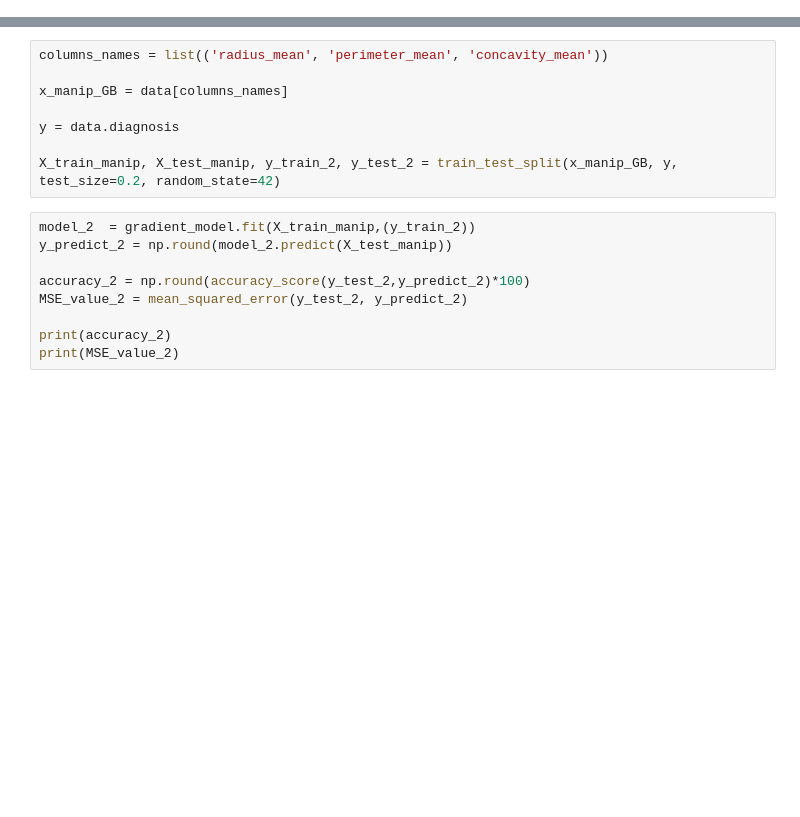
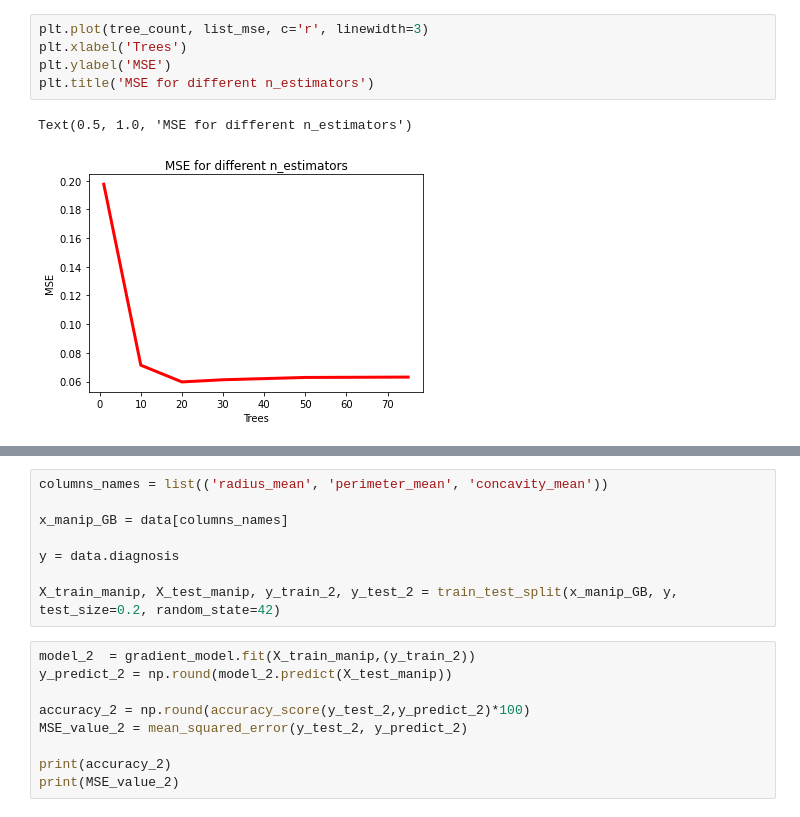
Before and after one commit to Breast-Cancer-Team/Final-Project, a Jupyter notebook: Gradient_Boosting.ipynb, the cells around one changed output, grey strips where cells are left out. Drawn from its saved outputs; the diff is of its cells as text; blank space fills up the shorter version.

```diff
--- a/Gradient_Boosting.ipynb
+++ b/Gradient_Boosting.ipynb
@@ -69,0 +58,8 @@ X_train, X_test, y_train, y_test = split_data(data)
+# %%
+plt.plot(tree_count, list_mse, c='r', linewidth=3)
+plt.xlabel('Trees')
+plt.ylabel('MSE')
+plt.title('MSE for different n_estimators')
+# %% [output]
+Text(0.5, 1.0, 'MSE for different n_estimators')
+[figure, added]
```
Also changed, not shown: parts of 14 cells of this notebook, 6 other files.
